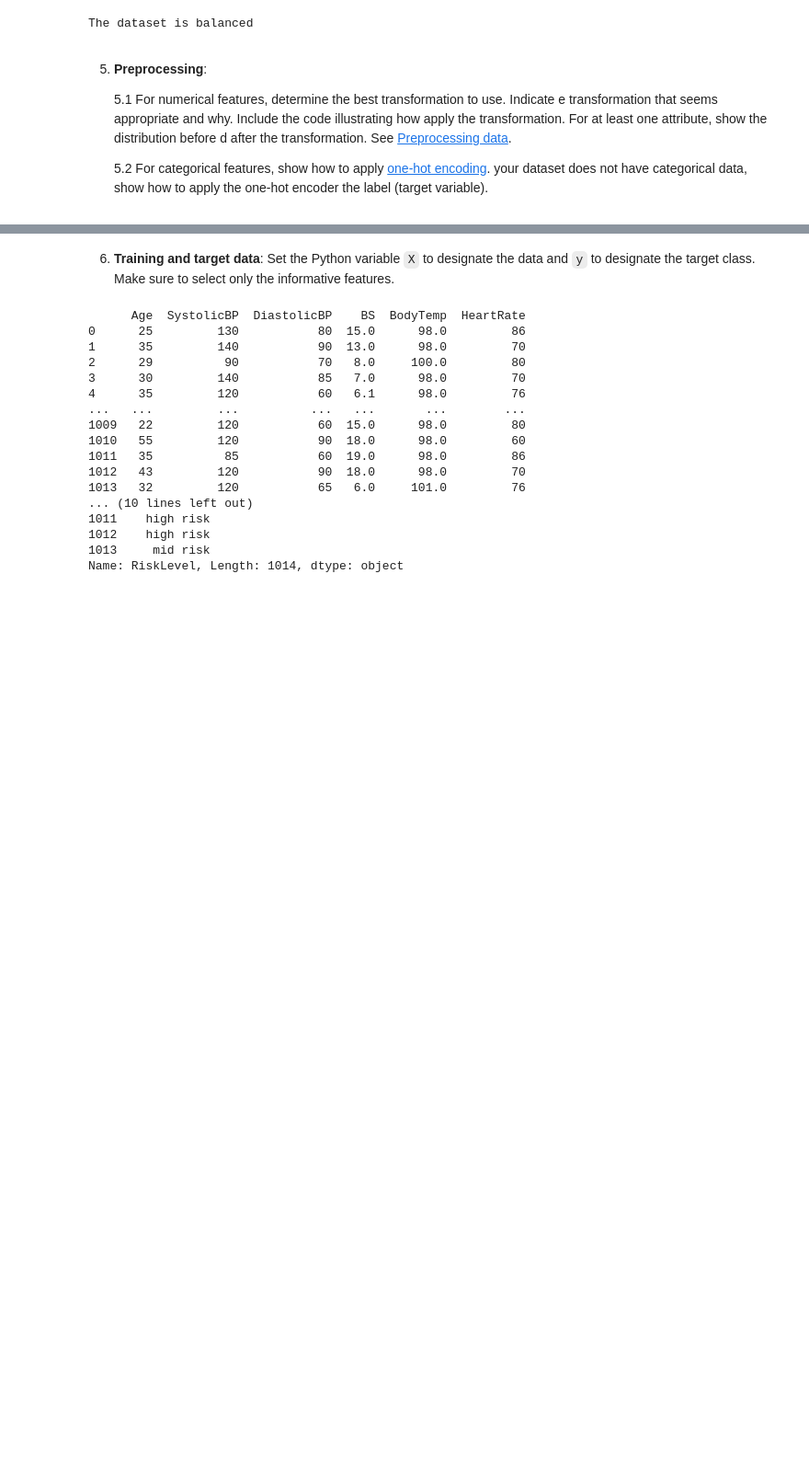
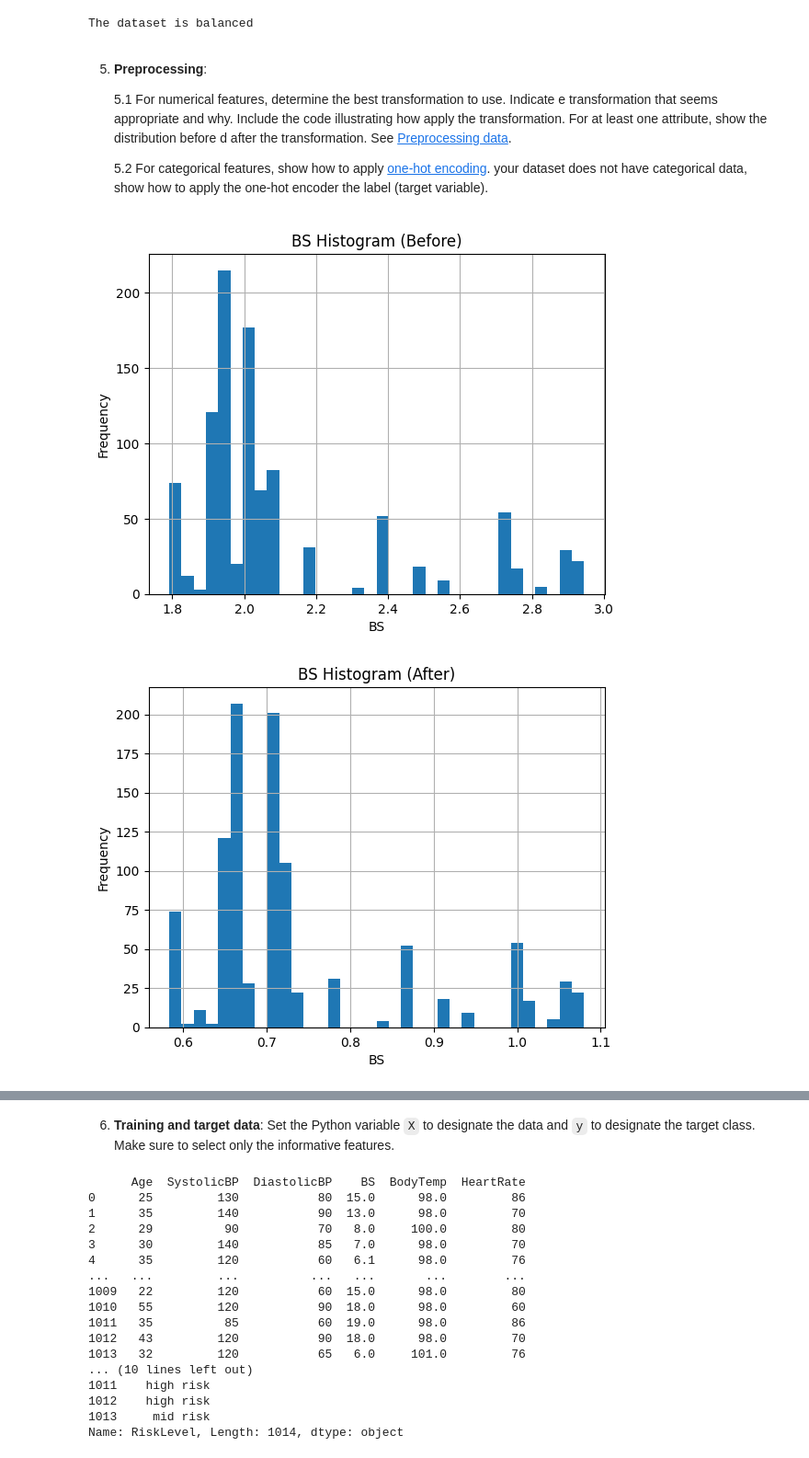
Before and after one commit to mfawaz092/CSI4106_A1, a Jupyter notebook: A1.ipynb, the cells around one changed output, grey strips where cells are left out. Shown: that part at 92% size. Drawn from its saved outputs; the diff is of its cells as text; code cells hidden in the pictures; blank space fills up the shorter version.

Commit message:
transformation and one-hot encoding

```diff
--- a/A1.ipynb
+++ b/A1.ipynb
@@ -253,0 +254,43 @@ The dataset is balanced
+# %%
+# For the numerical feature, I will use a log transformation on blood sugar (BS) as it is the most appropriate
+# transformations for positively skewed distributions.
+
+# Original histogram (from 3.2)
+MHR_dataset['BS'].hist(bins=34)
+plt.title('BS Histogram (Before)')
+plt.xlabel('BS')
+plt.ylabel('Frequency')
+plt.show()
+
+# Calculating original skewness
+before_skewness = MHR_dataset['BS'].skew()
+
+# Applying log transformation
+(np.log(MHR_dataset['BS'])).hist(bins=34)
+plt.title('BS Histogram (After)')
+plt.xlabel('BS')
+plt.ylabel('Frequency')
+plt.show()
+
+# Calculating skewness after log transformation
+after_skewness = (np.log(MHR_dataset['BS'])).skew()
+
+print("Before skewness:", before_skewness)
+print("After skewness:", after_skewness)
+
+# Based on the results we can the see that the log transformation has slightly normalized the data.
+
+print()
+print()
+
+#####################################################################################################################
+
+# For the categoral feature, I will be applying the one-hot encoding on the target variable (RiskLevel), since my dataset
+# has no categoral data
+print('One-hot encoding')
+print()
+one_hot = pd.get_dummies(MHR_dataset, columns=['RiskLevel'])
+print(one_hot)
+# %% [output]
+[figure, added]
+[figure, added]
```
Also changed, not shown: parts of 4 cells of this notebook.
